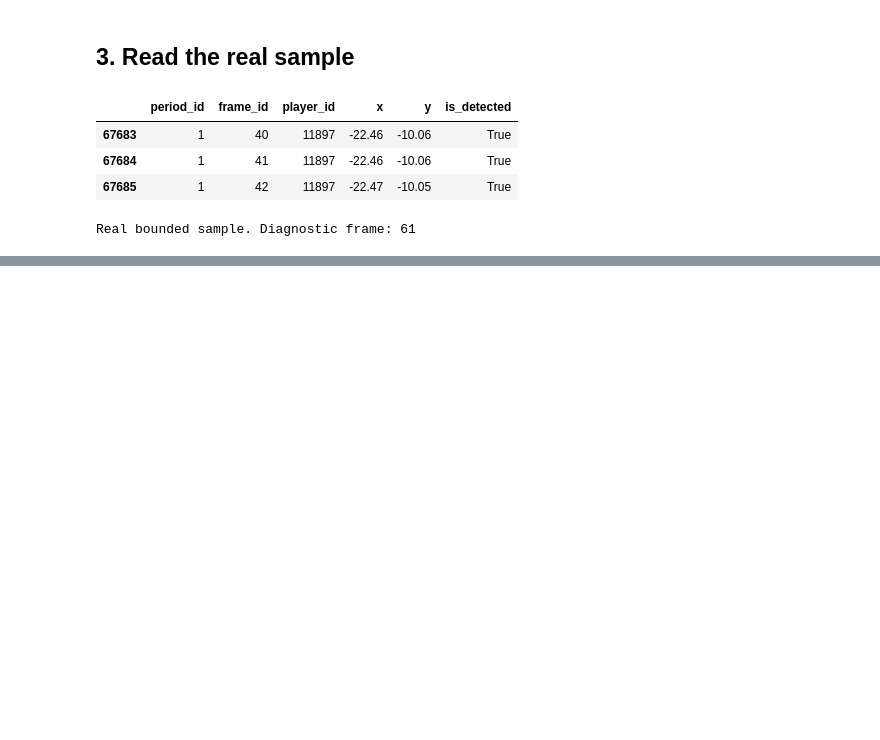
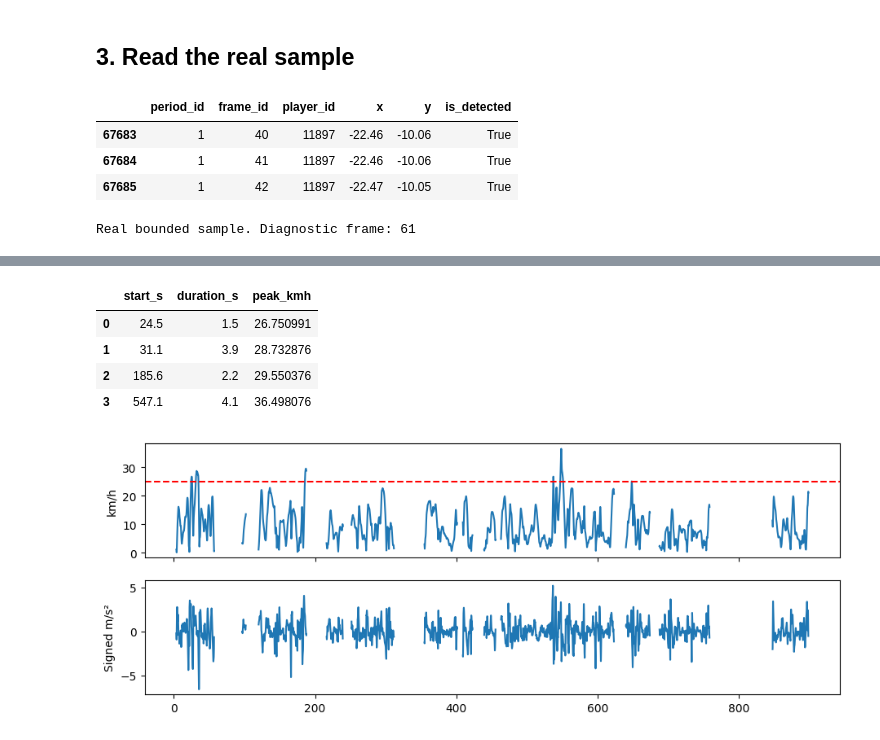
Before and after one commit to zcochran27/tracking-data-applied-workshop, a Jupyter notebook: notebooks/methods/06_physical_metrics.ipynb, the cells around one changed output, grey strips where cells are left out. Saved outputs shown, nothing was run; the diff lists cells and outputs as text; code cells hidden in the pictures; blank space fills up the shorter version.

```diff
--- a/notebooks/methods/06_physical_metrics.ipynb
+++ b/notebooks/methods/06_physical_metrics.ipynb
@@ -486,0 +218,17 @@ This notebook is deliberately self-contained. Shared *concepts* such as smoothin
+# %%
+def sprint_efforts(g,threshold=25,min_s=1):
+    g=g.sort_values(['period_id','frame_id']);active=g.speed_kmh.ge(threshold)
+    segment=(active.ne(active.shift(fill_value=False))|g.frame_id.diff().ne(1)|g.period_id.ne(g.period_id.shift())).cumsum();rows=[]
+    for _,s in g[active].groupby(segment[active]):
+        duration=s.seconds.iloc[-1]-s.seconds.iloc[0]+.1
+        if duration>=min_s:rows.append({'start_s':s.seconds.iloc[0],'duration_s':duration,'peak_kmh':s.speed_kmh.max()})
+    return pd.DataFrame(rows,columns=['start_s','duration_s','peak_kmh'])
+display(sprint_efforts(motion[motion.player_id.eq(player)]))
+g=motion[motion.player_id.eq(player)];fig,axs=plt.subplots(2,1,figsize=(11,4),sharex=True);axs[0].plot(g.seconds,g.speed_kmh);axs[0].axhline(25,c='red',ls='--');axs[0].set_ylabel('km/h');axs[1].plot(g.seconds,g.accel);axs[1].set_ylabel('Signed m/s²');plt.show()
+# %% [output]
+|  | start_s | duration_s | peak_kmh |
+| 0 | 24.5 | 1.5 | 26.750991 |
+| 1 | 31.1 | 3.9 | 28.732876 |
+| 2 | 185.6 | 2.2 | 29.550376 |
+| 3 | 547.1 | 4.1 | 36.498076 |
+[figure, added]
```
Also changed, not shown: parts of 52 cells of this notebook, 35 other files.
